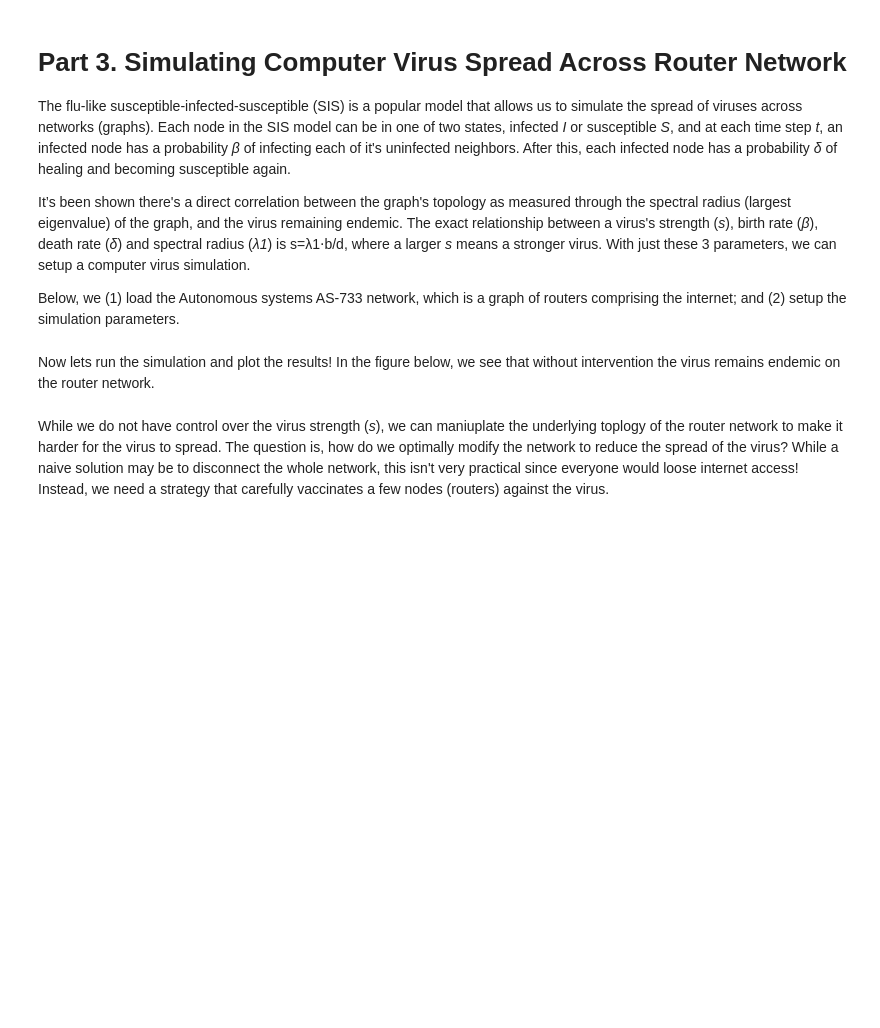
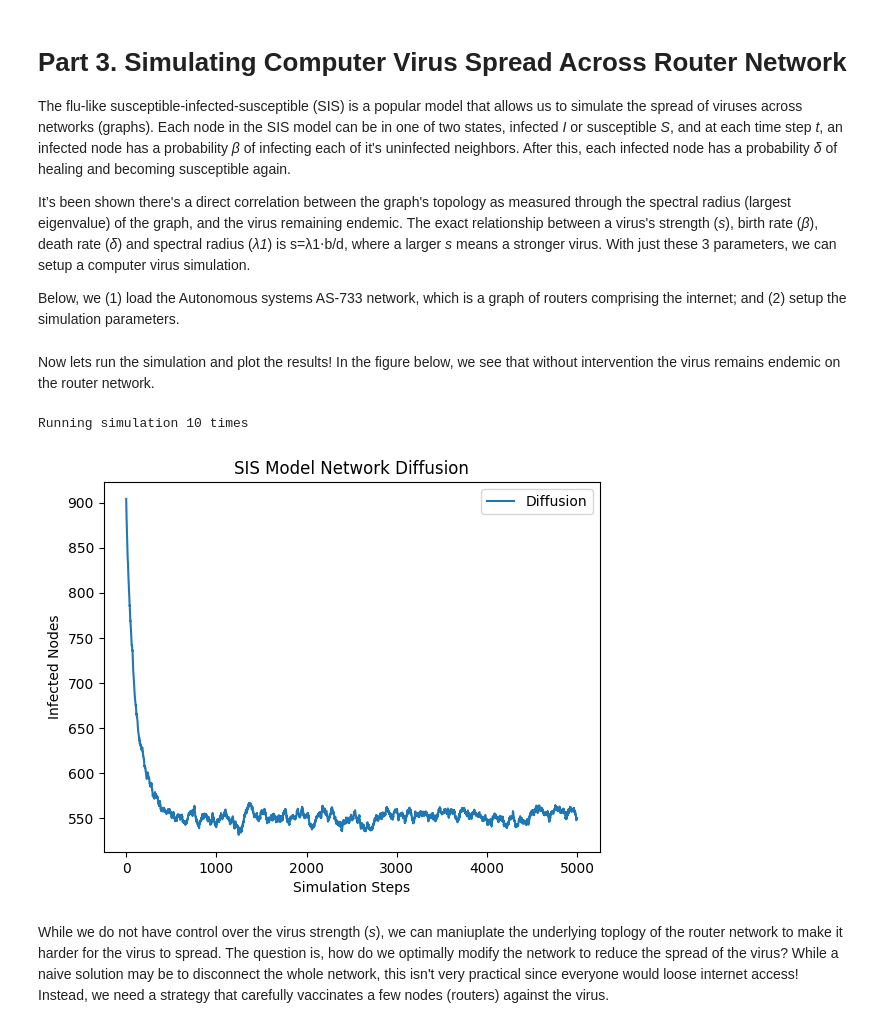
Before and after one commit to techseeko/AAI614_Haidar, a Jupyter notebook: Week-4/Saoud-Notebook4.1.ipynb, the cells around one changed output. Drawn from its saved outputs; the diff is of its cells as text; code cells hidden in the pictures; blank space fills up the shorter version.

```diff
--- a/Week-4/Saoud-Notebook4.1.ipynb
+++ b/Week-4/Saoud-Notebook4.1.ipynb
@@ -167,7 +226,7 @@ from graph_tiger.graphs import graph_loader
 graph = graph_loader('as_733')
 
 sis_params = {
-   'runs': 1,  # number of simulations to run
+   'runs': 10,  # number of simulations to run
    'steps': 5000,  # number of time steps to run simulation
 
    'model': 'SIS',
@@ -175,5 +234,9 @@ sis_params = {
    'd': 0.01,  # virus death rate
    'c': 0.3,  # fraction of the network that starts infected
 }
+# %%
+import graph_tiger.utils
+# Patch gpu_available to prevent ImportError due to deprecated pip._internal.utils.misc.get_installed_distributions
+graph_tiger.utils.gpu_available = lambda: False
 # %% [markdown]
 Now lets run the simulation and plot the results! In the figure below, we see that without intervention the virus remains endemic on the router network.
@@ -187,3 +243,24 @@ diffusion.plot_results(results)
+# %%
+import matplotlib.pyplot as plt
+from graph_tiger.diffusion import Diffusion
+
+# 1. Initialize and run the simulation
+diffusion = Diffusion(graph, **sis_params)
+results = diffusion.run_simulation()
+
+# 2. FIX: Bypass TIGER's buggy saver and plot the raw results array directly
+plt.figure(figsize=(6.4, 4.8))
+plt.plot(results, label=sis_params.get('method', 'Diffusion'))
+
+# 3. Add necessary canvas labels
+plt.title("SIS Model Network Diffusion")
+plt.xlabel("Simulation Steps")
+plt.ylabel("Infected Nodes")
+plt.legend()
+plt.show()
+# %% [output]
+Running simulation 10 times
+[figure, added]
 # %% [markdown]
 While we do not have control over the virus strength (*s*), we can maniuplate the underlying toplogy of the router network to make it harder for the virus to spread. The question is, how do we optimally modify the network to reduce the spread of the virus? While a naive solution may be to disconnect the whole network, this isn't very practical since everyone would loose internet access! Instead, we need a strategy that carefully vaccinates a few nodes (routers) against the virus.
 # %% [markdown]
```
Also changed, not shown: parts of 13 cells of this notebook.
